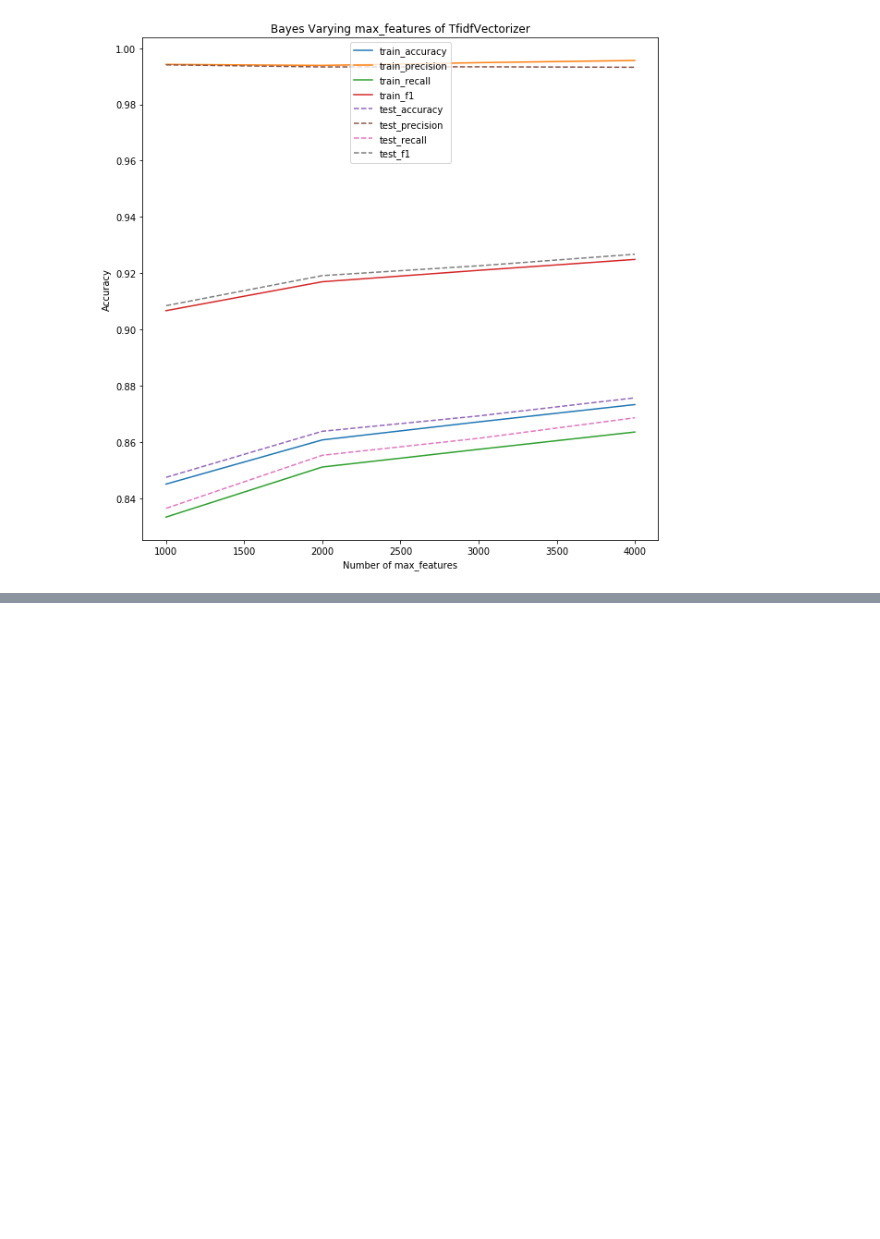
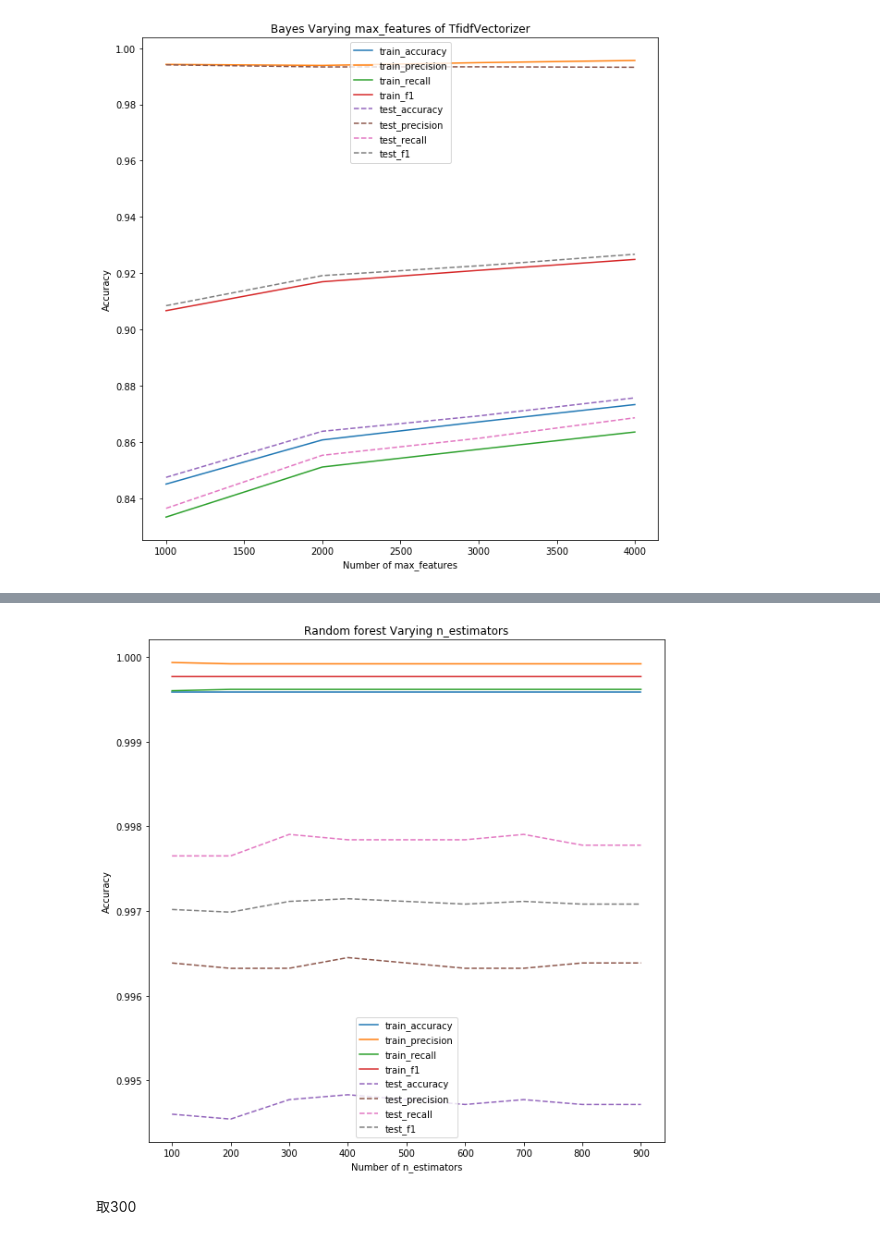
Before and after one commit to BinZhang109/NLP_Assignments, a Jupyter notebook: Lesson-07/assignment-07 First Step of using machine learning and models..ipynb, the cells around one changed output, grey strips where cells are left out. Cells and saved outputs as stored; diff of their text form; code cells hidden in the pictures; blank space fills up the shorter version.

```diff
--- a/Lesson-07/assignment-07 First Step of using machine learning and models..ipynb
+++ b/Lesson-07/assignment-07 First Step of using machine learning and models..ipynb
@@ -1624,0 +1895,20 @@ plt.show()
+# %%
+@clock
+def get_score_from_varying_parameters(n_estimators, criterion, max_features, class_weight='balanced'):
+
+    clf = RandomForestClassifier(n_estimators=n_estimators, criterion=criterion, max_features=max_features, class_weight=class_weight)
+    clf.fit(X_tr_arr, y_tr_arr)
+
+    y_tr_pred = clf.predict(X_tr_arr)
+    train_accuracy, train_precision, train_recall, train_f1 = get_F1(y_tr_pred, y_tr_arr)
+    y_ts_pred = clf.predict(X_ts_arr)
+    test_accuracy, test_precision, test_recall, test_f1 = get_F1(y_ts_pred, y_ts_arr)
+
+    print('max_features=1000, n_estimators=%s, criterion=%s, max_features=%s, class_weight=%s 执行完成' % (str(n_estimators), str(criterion), str(max_features), str(class_weight)))
+
+    return train_accuracy, train_precision, train_recall, train_f1, test_accuracy, test_precision, test_recall, test_f1
+# %%
+score_list = []
+n_estimators = range(100, 1000, 100)
+for n in n_estimators:
+    score_list.append(get_score_from_varying_parameters(n_estimators=n))
@@ -1624,0 +1933,43 @@ plt.show()
+# %%
+import matplotlib.pyplot as plt
+train_accuracy = np.empty(len(score_list))
+train_precision = np.empty(len(score_list))
+train_recall = np.empty(len(score_list))
+train_f1 = np.empty(len(score_list))
+
+test_accuracy = np.empty(len(score_list))
+test_precision = np.empty(len(score_list))
+test_recall = np.empty(len(score_list))
+test_f1 = np.empty(len(score_list))
+
+for i,k in enumerate(score_list):
+    train_accuracy[i] = k[0]
+    train_precision[i] = k[1]
+    train_recall[i] = k[2]
+    train_f1[i] = k[3]
+
+    test_accuracy[i] = k[4]
+    test_precision[i] = k[5]
+    test_recall[i] = k[6]
+    test_f1[i] = k[7]
+
+plt.figure(figsize=(10,10))
+plt.title('Random forest Varying n_estimators')
+
+plt.plot(n_estimators, train_accuracy, label='train_accuracy')
+plt.plot(n_estimators, train_precision, label='train_precision')
+plt.plot(n_estimators, train_recall, label='train_recall')
+plt.plot(n_estimators, train_f1, label='train_f1')
+plt.plot(n_estimators, test_accuracy, '--', label='test_accuracy')
+plt.plot(n_estimators, test_precision, '--', label='test_precision')
+plt.plot(n_estimators, test_recall, '--', label='test_recall')
+plt.plot(n_estimators, test_f1, '--', label='test_f1')
+
+plt.legend()
+plt.xlabel('Number of n_estimators')
+plt.ylabel('Accuracy')
+plt.show()
+# %% [output]
+[figure, added]
+# %% [markdown]
+取300
```
Also changed, not shown: parts of 65 cells of this notebook.
